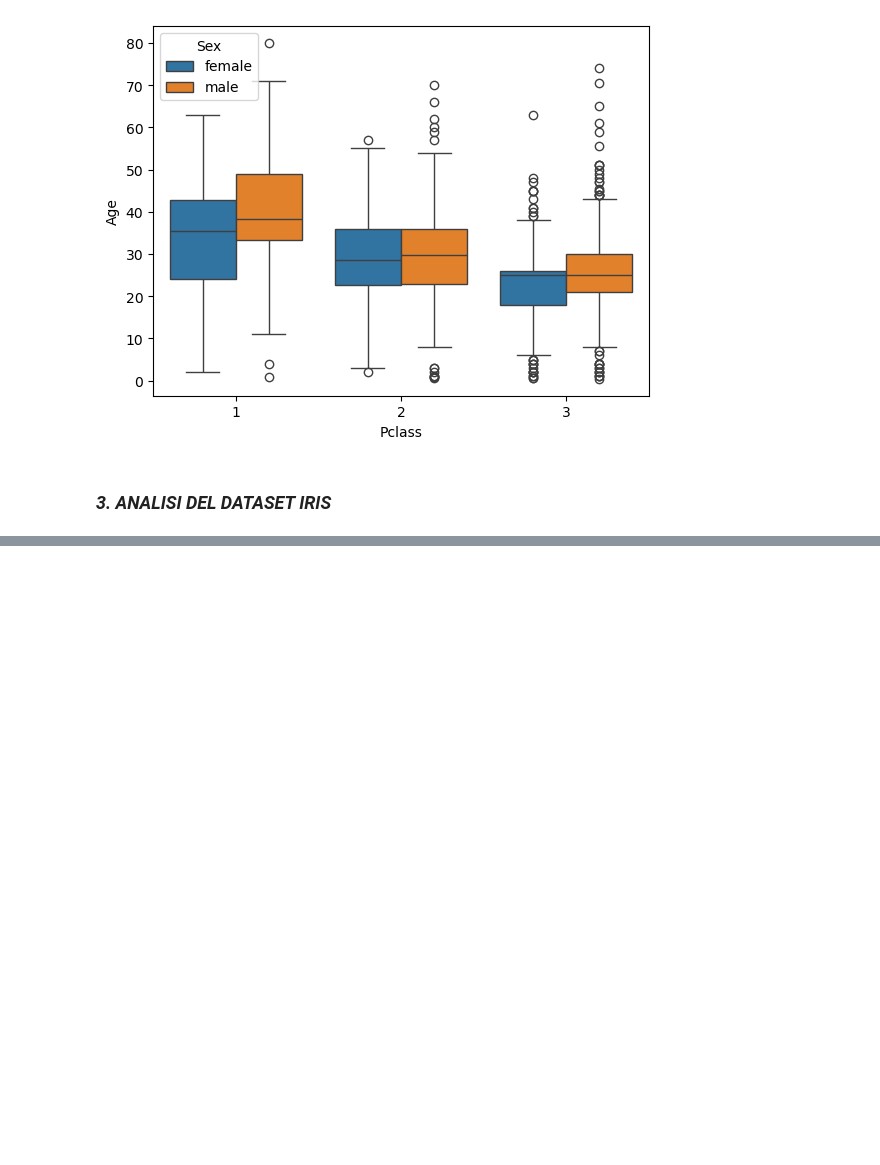
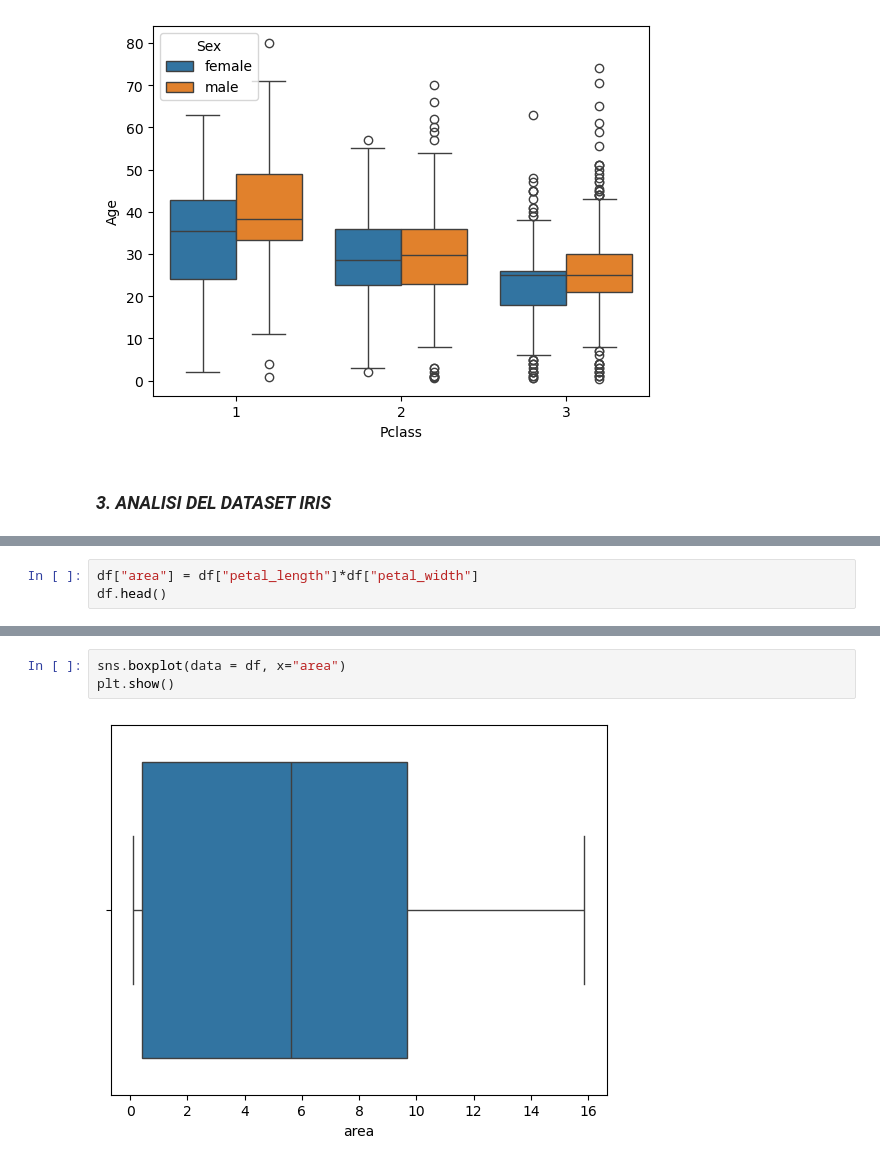
Before and after one commit to MatteoBarel57/programminglab2, a Jupyter notebook: Es4.ipynb, the cells around one changed output, grey strips where cells are left out. Drawn from its saved outputs; the diff is of its cells as text; blank space fills up the shorter version.

```diff
--- a/Es4.ipynb
+++ b/Es4.ipynb
@@ -127,0 +172,3 @@ plt.show()
+# %%
+df["area"] = df["petal_length"]*df["petal_width"]
+df.head()
@@ -127,0 +182,5 @@ plt.show()
+# %%
+sns.boxplot(data = df, x="area")
+plt.show()
+# %% [output]
+[figure, added]
```
Also changed, not shown: parts of 6 cells of this notebook.
